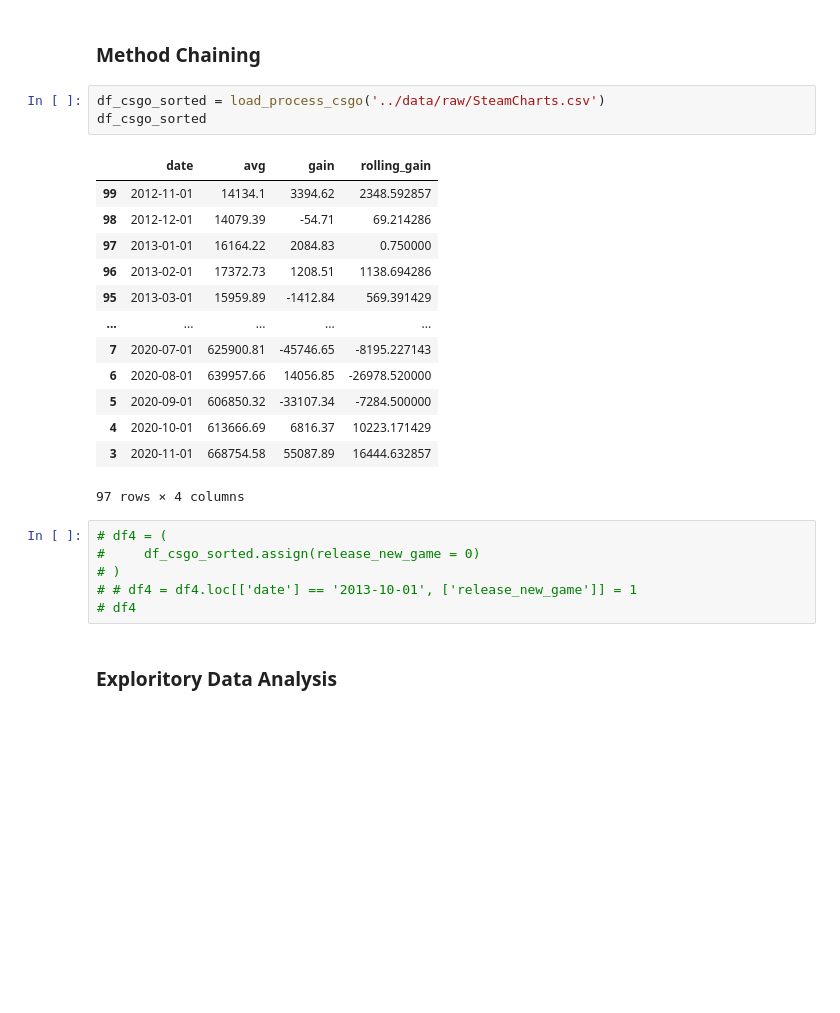
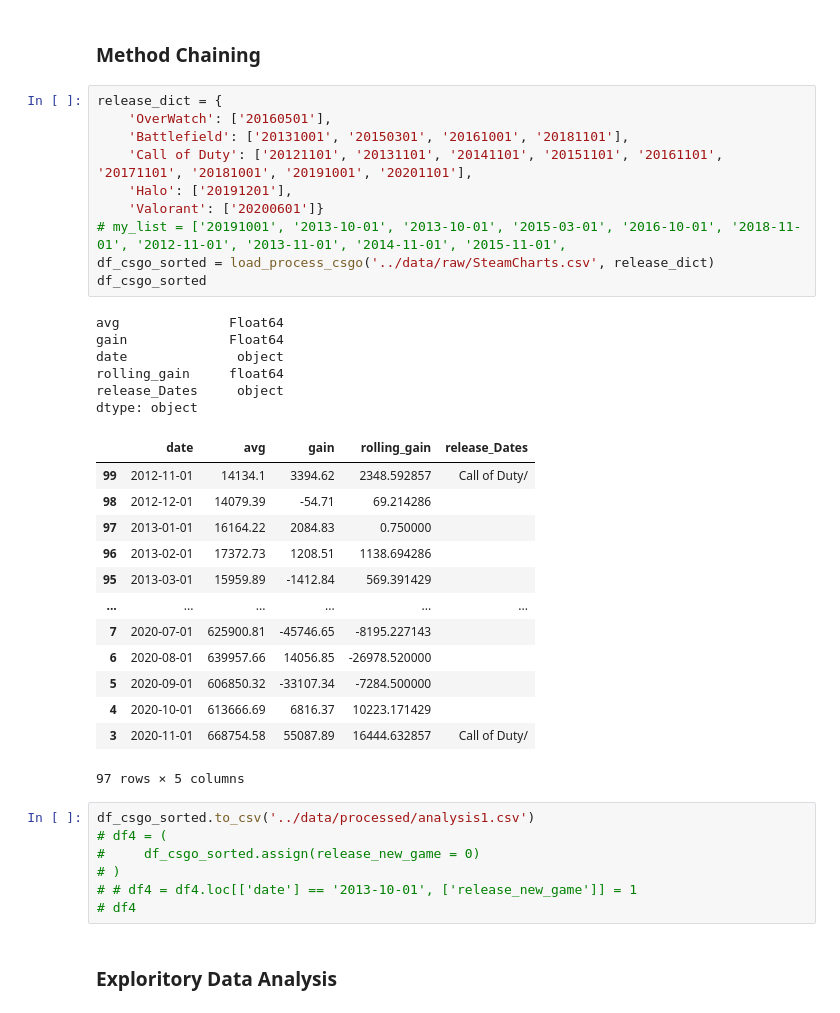
Before and after one commit to data301-2021-winter1/project-group01-project, a Jupyter notebook: notebooks/analysis1.ipynb, the cells around one changed output. Cells and saved outputs as stored; diff of their text form; blank space fills up the shorter version.

```diff
--- a/notebooks/analysis1.ipynb
+++ b/notebooks/analysis1.ipynb
@@ -111,24 +111,38 @@ df_csgo_sorted
 104 rows × 4 columns
 # %% [markdown]
 ### Method Chaining
-# %%
-df_csgo_sorted = load_process_csgo('../data/raw/SteamCharts.csv')
-df_csgo_sorted
-# %% [output]
-|  | date | avg | gain | rolling_gain |
-| 99 | 2012-11-01 | 14134.1 | 3394.62 | 2348.592857 |
-| 98 | 2012-12-01 | 14079.39 | -54.71 | 69.214286 |
-| 97 | 2013-01-01 | 16164.22 | 2084.83 | 0.750000 |
-| 96 | 2013-02-01 | 17372.73 | 1208.51 | 1138.694286 |
-| 95 | 2013-03-01 | 15959.89 | -1412.84 | 569.391429 |
-| ... | ... | ... | ... | ... |
-| 7 | 2020-07-01 | 625900.81 | -45746.65 | -8195.227143 |
-| 6 | 2020-08-01 | 639957.66 | 14056.85 | -26978.520000 |
-| 5 | 2020-09-01 | 606850.32 | -33107.34 | -7284.500000 |
-| 4 | 2020-10-01 | 613666.69 | 6816.37 | 10223.171429 |
-| 3 | 2020-11-01 | 668754.58 | 55087.89 | 16444.632857 |
-97 rows × 4 columns
+# %%
+release_dict = {
+    'OverWatch': ['20160501'],
+    'Battlefield': ['20131001', '20150301', '20161001', '20181101'],
+    'Call of Duty': ['20121101', '20131101', '20141101', '20151101', '20161101', '20171101', '20181001', '20191001', '20201101'],
+    'Halo': ['20191201'],
+    'Valorant': ['20200601']}
+# my_list = ['20191001', '2013-10-01', '2013-10-01', '2015-03-01', '2016-10-01', '2018-11-01', '2012-11-01', '2013-11-01', '2014-11-01', '2015-11-01',
+df_csgo_sorted = load_process_csgo('../data/raw/SteamCharts.csv', release_dict)
+df_csgo_sorted
+# %% [output]
+avg              Float64
+gain             Float64
+date              object
+rolling_gain     float64
+release_Dates     object
+dtype: object
+|  | date | avg | gain | rolling_gain | release_Dates |
+| 99 | 2012-11-01 | 14134.1 | 3394.62 | 2348.592857 | Call of Duty/ |
+| 98 | 2012-12-01 | 14079.39 | -54.71 | 69.214286 |  |
+| 97 | 2013-01-01 | 16164.22 | 2084.83 | 0.750000 |  |
+| 96 | 2013-02-01 | 17372.73 | 1208.51 | 1138.694286 |  |
+| 95 | 2013-03-01 | 15959.89 | -1412.84 | 569.391429 |  |
+| ... | ... | ... | ... | ... | ... |
+| 7 | 2020-07-01 | 625900.81 | -45746.65 | -8195.227143 |  |
+| 6 | 2020-08-01 | 639957.66 | 14056.85 | -26978.520000 |  |
+| 5 | 2020-09-01 | 606850.32 | -33107.34 | -7284.500000 |  |
+| 4 | 2020-10-01 | 613666.69 | 6816.37 | 10223.171429 |  |
+| 3 | 2020-11-01 | 668754.58 | 55087.89 | 16444.632857 | Call of Duty/ |
+97 rows × 5 columns
 # %%
+df_csgo_sorted.to_csv('../data/processed/analysis1.csv')
 # df4 = (
 #     df_csgo_sorted.assign(release_new_game = 0)
 # )
```
Also changed, not shown: parts of 1 cell of this notebook, 2 other files.
